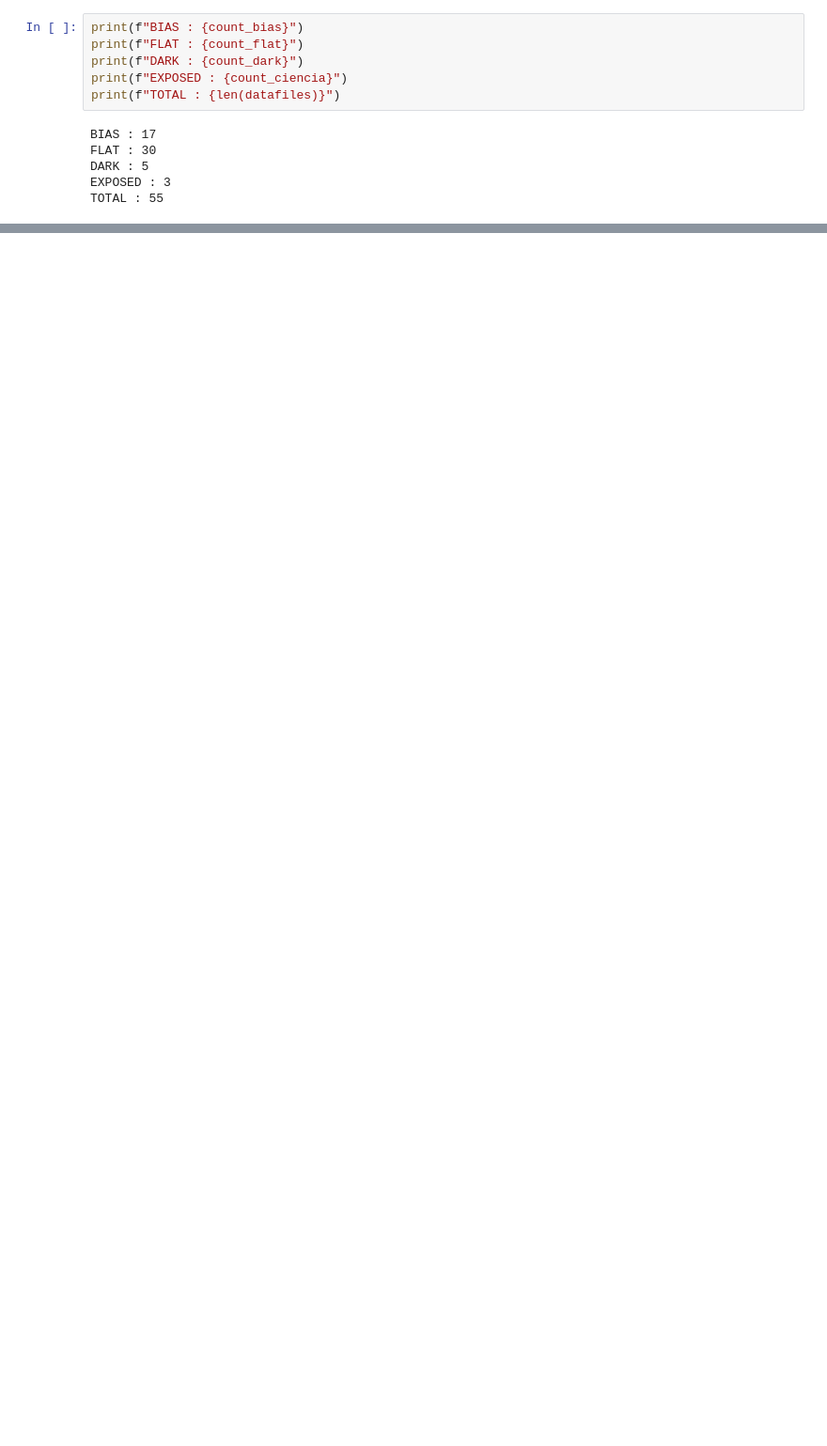
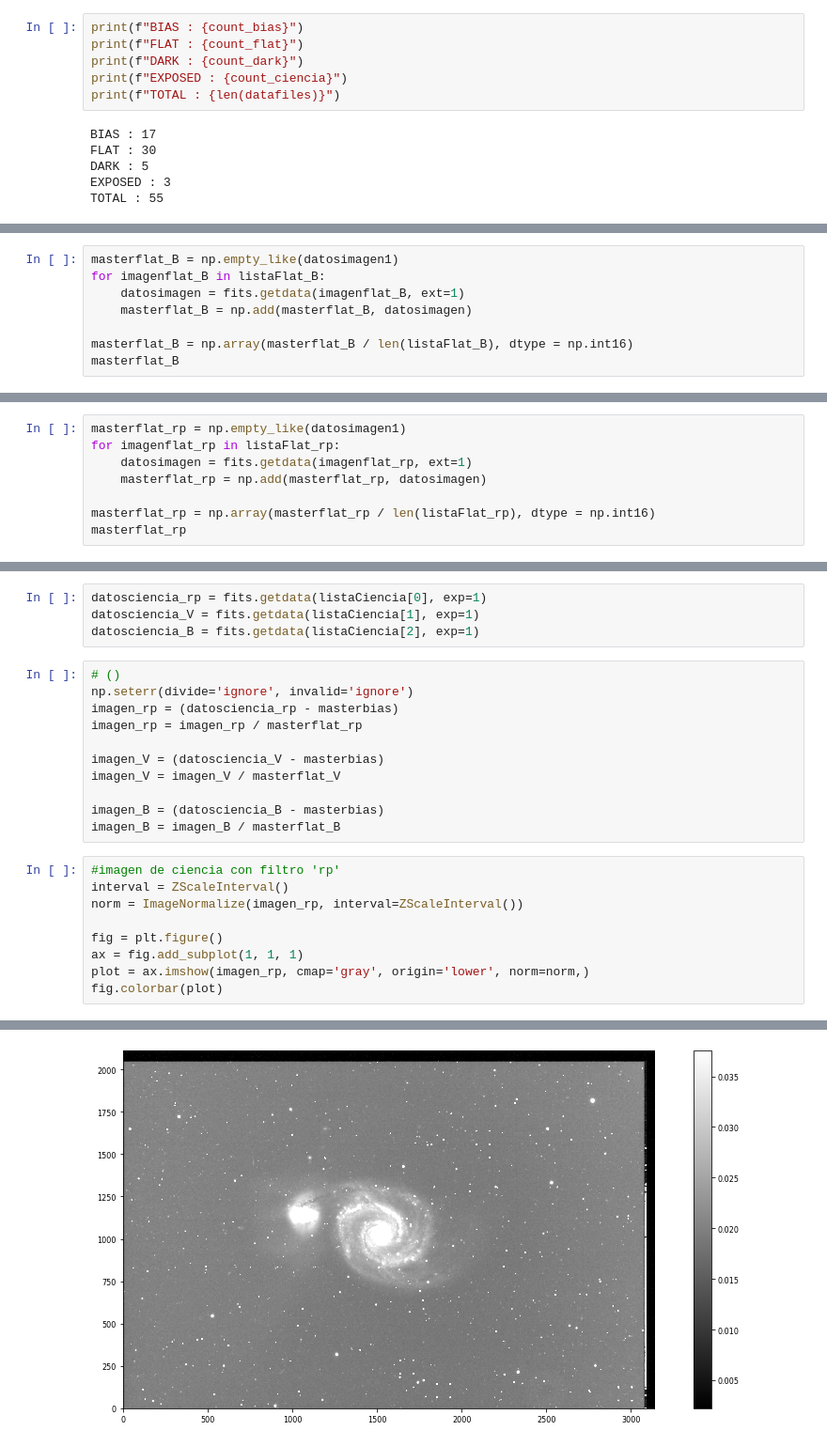
Before and after one commit to MarkusRabus/PracticaVeranoUCSC_2022, a Jupyter notebook: CCDAnalisis.ipynb, the cells around one changed output, grey strips where cells are left out. Shown at 94% size. Drawn from its saved outputs; the diff is of its cells as text; blank space fills up the shorter version.

```diff
--- a/CCDAnalisis.ipynb
+++ b/CCDAnalisis.ipynb
@@ -229,0 +334,8 @@ TOTAL : 55
+# %%
+masterflat_B = np.empty_like(datosimagen1)
+for imagenflat_B in listaFlat_B:
+    datosimagen = fits.getdata(imagenflat_B, ext=1)
+    masterflat_B = np.add(masterflat_B, datosimagen)
+
+masterflat_B = np.array(masterflat_B / len(listaFlat_B), dtype = np.int16)
+masterflat_B
@@ -229,0 +350,8 @@ TOTAL : 55
+# %%
+masterflat_rp = np.empty_like(datosimagen1)
+for imagenflat_rp in listaFlat_rp:
+    datosimagen = fits.getdata(imagenflat_rp, ext=1)
+    masterflat_rp = np.add(masterflat_rp, datosimagen)
+
+masterflat_rp = np.array(masterflat_rp / len(listaFlat_rp), dtype = np.int16)
+masterflat_rp
@@ -229,0 +372,25 @@ TOTAL : 55
+# %%
+datosciencia_rp = fits.getdata(listaCiencia[0], exp=1)
+datosciencia_V = fits.getdata(listaCiencia[1], exp=1)
+datosciencia_B = fits.getdata(listaCiencia[2], exp=1)
+# %%
+# ()
+np.seterr(divide='ignore', invalid='ignore')
+imagen_rp = (datosciencia_rp - masterbias)
+imagen_rp = imagen_rp / masterflat_rp
+
+imagen_V = (datosciencia_V - masterbias)
+imagen_V = imagen_V / masterflat_V
+
+imagen_B = (datosciencia_B - masterbias)
+imagen_B = imagen_B / masterflat_B
+# %%
+#imagen de ciencia con filtro 'rp'
+interval = ZScaleInterval()
+norm = ImageNormalize(imagen_rp, interval=ZScaleInterval())
+
+fig = plt.figure()
+ax = fig.add_subplot(1, 1, 1)
+plot = ax.imshow(imagen_rp, cmap='gray', origin='lower', norm=norm,)
+fig.colorbar(plot)
+# %% [output]
@@ -229,0 +398 @@ TOTAL : 55
+[figure, added]
```
Also changed, not shown: parts of 16 cells of this notebook.
